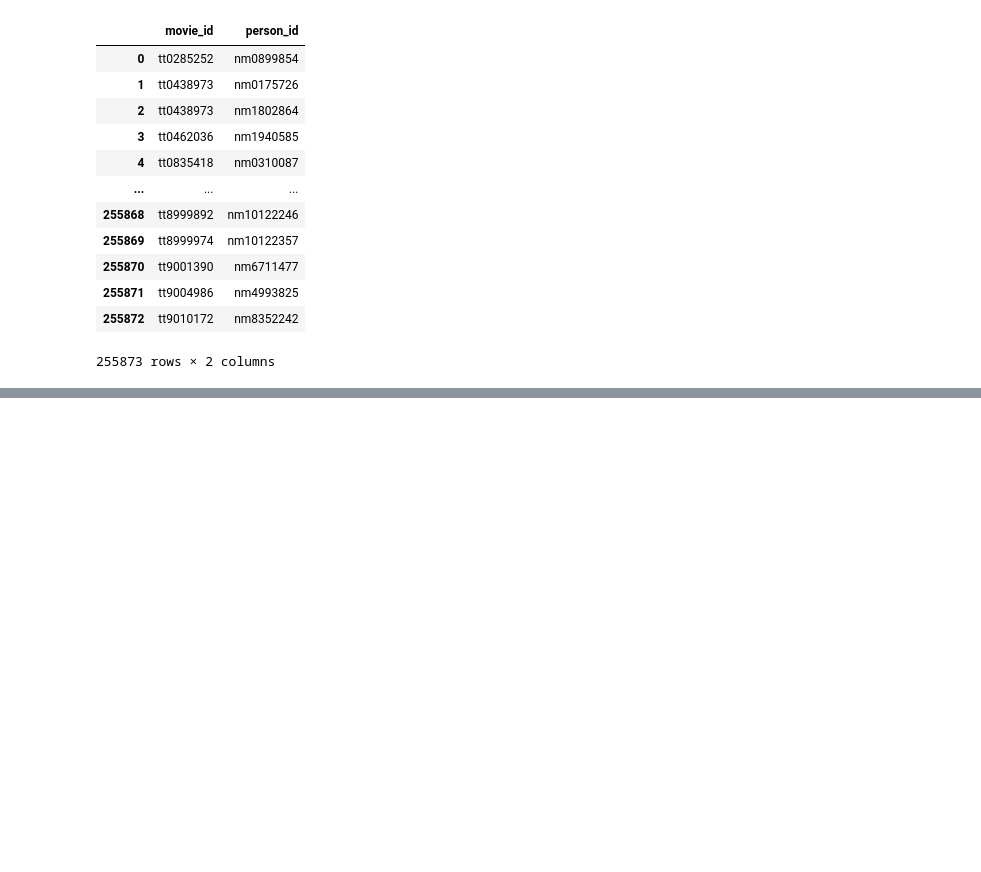
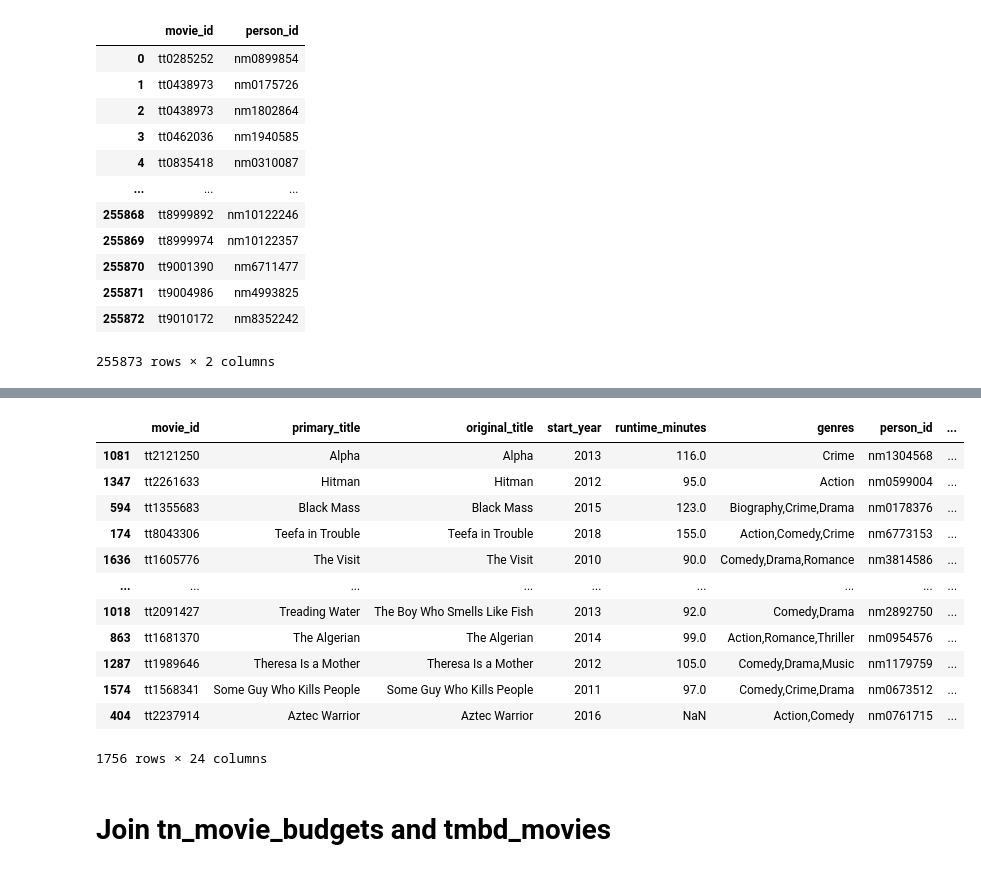
Before and after one commit to LindstromKyle/DSC-Flatiron-Project-1, a Jupyter notebook: Kyles_EDA_notebook.ipynb, the cells around one changed output, grey strips where cells are left out. Drawn from its saved outputs; the diff is of its cells as text; code cells hidden in the pictures; blank space fills up the shorter version.

```diff
--- a/Kyles_EDA_notebook.ipynb
+++ b/Kyles_EDA_notebook.ipynb
@@ -295,0 +314,19 @@ WHERE principals.category = 'actor' OR principals.category = 'actress'
+# %%
+test_df3 = test_df2.merge(tn_movie_budgets, left_on='primary_title', right_on = 'movie' , how='inner').sort_values(by = 'worldwide_gross', ascending = False)
+test_df3
+# %% [output]
+|  | movie_id | primary_title | original_title | start_year | runtime_minutes | genres | person_id | ... |
+| 1081 | tt2121250 | Alpha | Alpha | 2013 | 116.0 | Crime | nm1304568 | ... |
+| 1347 | tt2261633 | Hitman | Hitman | 2012 | 95.0 | Action | nm0599004 | ... |
+| 594 | tt1355683 | Black Mass | Black Mass | 2015 | 123.0 | Biography,Crime,Drama | nm0178376 | ... |
+| 174 | tt8043306 | Teefa in Trouble | Teefa in Trouble | 2018 | 155.0 | Action,Comedy,Crime | nm6773153 | ... |
+| 1636 | tt1605776 | The Visit | The Visit | 2010 | 90.0 | Comedy,Drama,Romance | nm3814586 | ... |
+| ... | ... | ... | ... | ... | ... | ... | ... | ... |
+| 1018 | tt2091427 | Treading Water | The Boy Who Smells Like Fish | 2013 | 92.0 | Comedy,Drama | nm2892750 | ... |
+| 863 | tt1681370 | The Algerian | The Algerian | 2014 | 99.0 | Action,Romance,Thriller | nm0954576 | ... |
+| 1287 | tt1989646 | Theresa Is a Mother | Theresa Is a Mother | 2012 | 105.0 | Comedy,Drama,Music | nm1179759 | ... |
+| 1574 | tt1568341 | Some Guy Who Kills People | Some Guy Who Kills People | 2011 | 97.0 | Comedy,Crime,Drama | nm0673512 | ... |
+| 404 | tt2237914 | Aztec Warrior | Aztec Warrior | 2016 | NaN | Action,Comedy | nm0761715 | ... |
+1756 rows × 24 columns
+# %% [markdown]
+# Join tn_movie_budgets and tmbd_movies
```
Also changed, not shown: parts of 18 cells of this notebook, 1 other file.
